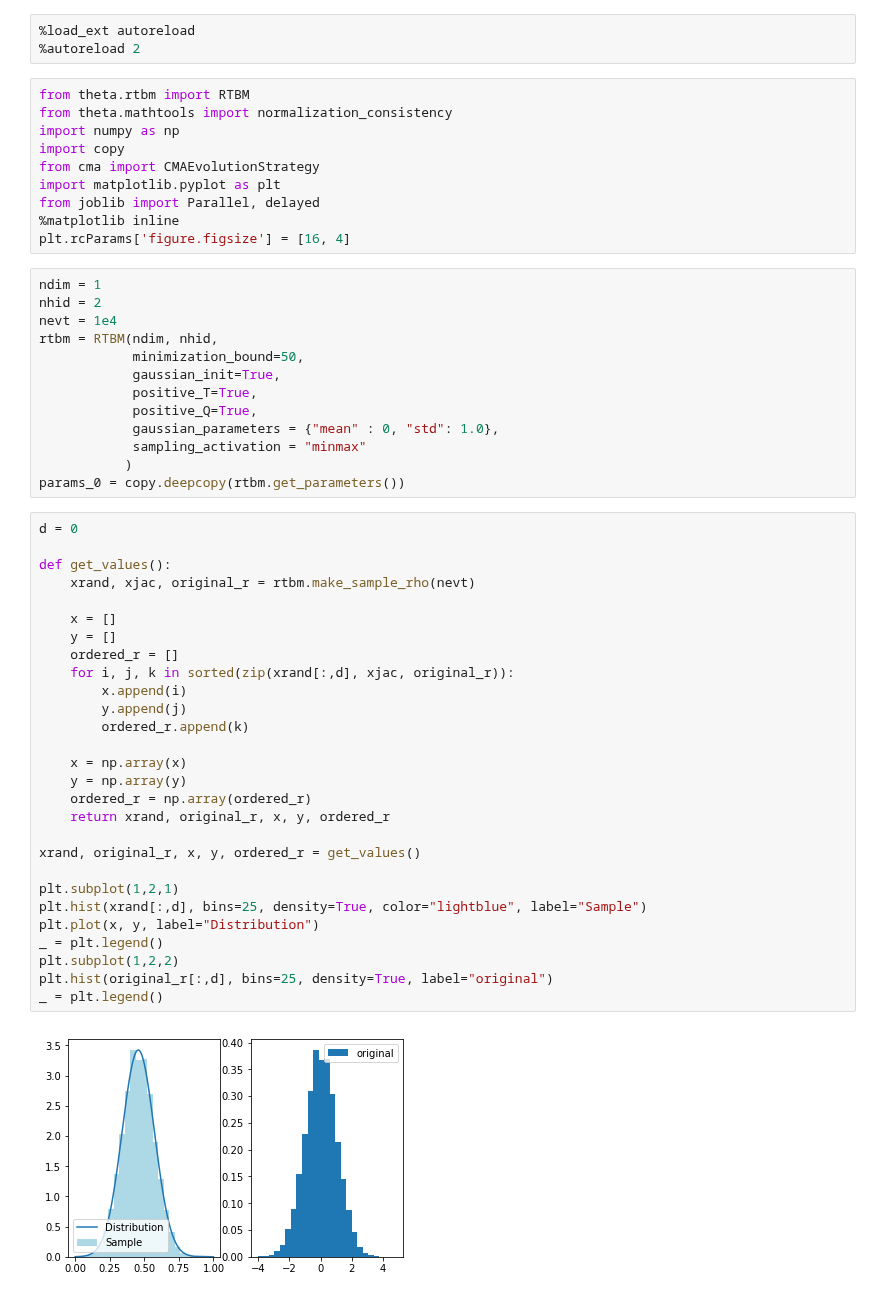
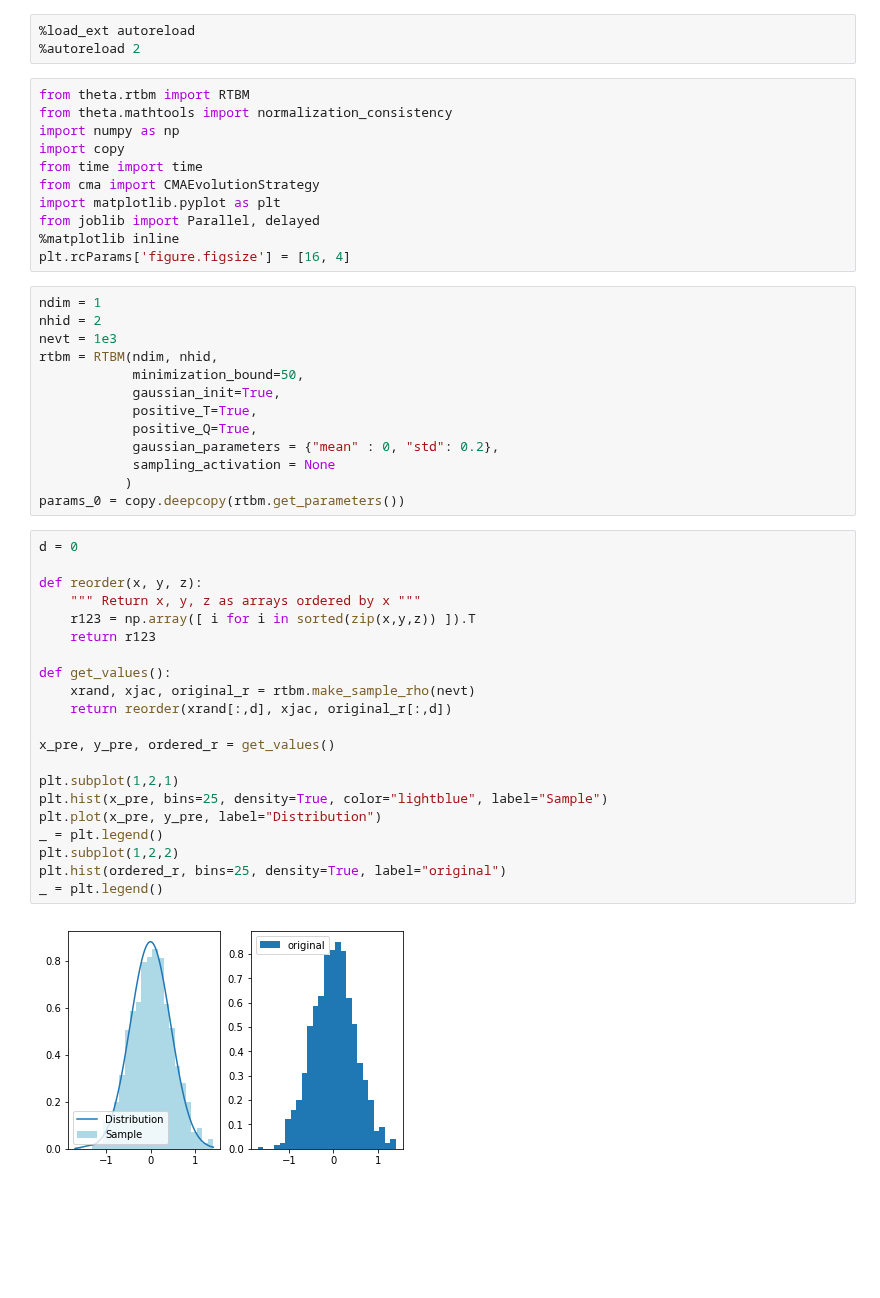
Before and after one commit to RiemannAI/theta, a Jupyter notebook: PruebasDeInit.ipynb, the cells around one changed output. Cells and saved outputs as stored; diff of their text form; blank space fills up the shorter version.

```diff
--- a/PruebasDeInit.ipynb
+++ b/PruebasDeInit.ipynb
@@ -6,6 +6,7 @@ from theta.rtbm import RTBM
 from theta.mathtools import normalization_consistency
 import numpy as np
 import copy
+from time import time
 from cma import CMAEvolutionStrategy
 import matplotlib.pyplot as plt
 from joblib import Parallel, delayed
@@ -14,46 +15,39 @@ plt.rcParams['figure.figsize'] = [16, 4]
 # %%
 ndim = 1
 nhid = 2
-nevt = 1e4
+nevt = 1e3
 rtbm = RTBM(ndim, nhid,
             minimization_bound=50,
             gaussian_init=True,
             positive_T=True,
             positive_Q=True,
-            gaussian_parameters = {"mean" : 0, "std": 1.0},
-            sampling_activation = "minmax"
+            gaussian_parameters = {"mean" : 0, "std": 0.2},
+            sampling_activation = None
            )
 params_0 = copy.deepcopy(rtbm.get_parameters())
 # %%
 d = 0
 
+def reorder(x, y, z):
+    """ Return x, y, z as arrays ordered by x """
+    r123 = np.array([ i for i in sorted(zip(x,y,z)) ]).T
+    return r123
+
 def get_values():
     xrand, xjac, original_r = rtbm.make_sample_rho(nevt)
+    return reorder(xrand[:,d], xjac, original_r[:,d])
 
-    x = []
-    y = []
-    ordered_r = []
-    for i, j, k in sorted(zip(xrand[:,d], xjac, original_r)):
-        x.append(i)
-        y.append(j)
-        ordered_r.append(k)
-
-    x = np.array(x)
-    y = np.array(y)
-    ordered_r = np.array(ordered_r)
-    return xrand, original_r, x, y, ordered_r
-
-xrand, original_r, x, y, ordered_r = get_values()
+x_pre, y_pre, ordered_r = get_values()
 
 plt.subplot(1,2,1)
-plt.hist(xrand[:,d], bins=25, density=True, color="lightblue", label="Sample")
-plt.plot(x, y, label="Distribution")
+plt.hist(x_pre, bins=25, density=True, color="lightblue", label="Sample")
+plt.plot(x_pre, y_pre, label="Distribution")
 _ = plt.legend()
 plt.subplot(1,2,2)
-plt.hist(original_r[:,d], bins=25, density=True, label="original")
+plt.hist(ordered_r, bins=25, density=True, label="original")
 _ = plt.legend()
 # %% [output]
-[figure, old version]
+[figure, new version]
 # %%
 def my_fun(xarr):
     res = pow(np.sin(xarr*np.pi*2.0), 2)
```
Also changed, not shown: parts of 8 cells of this notebook, 1 other file.
